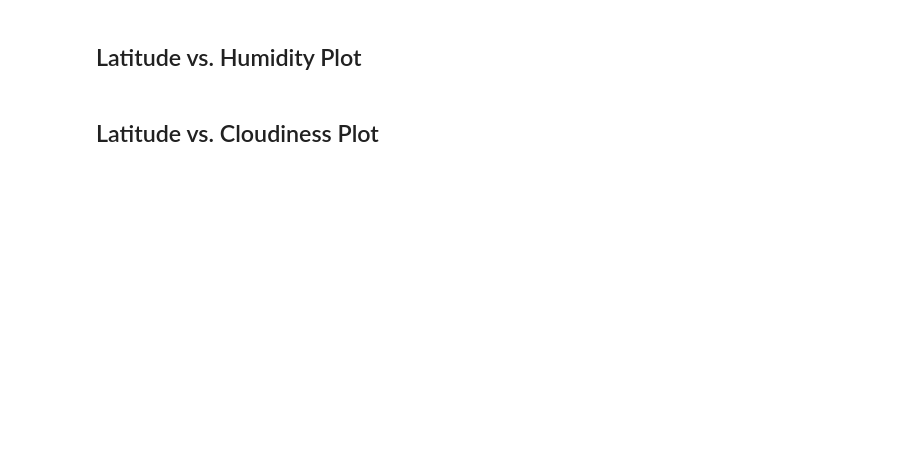
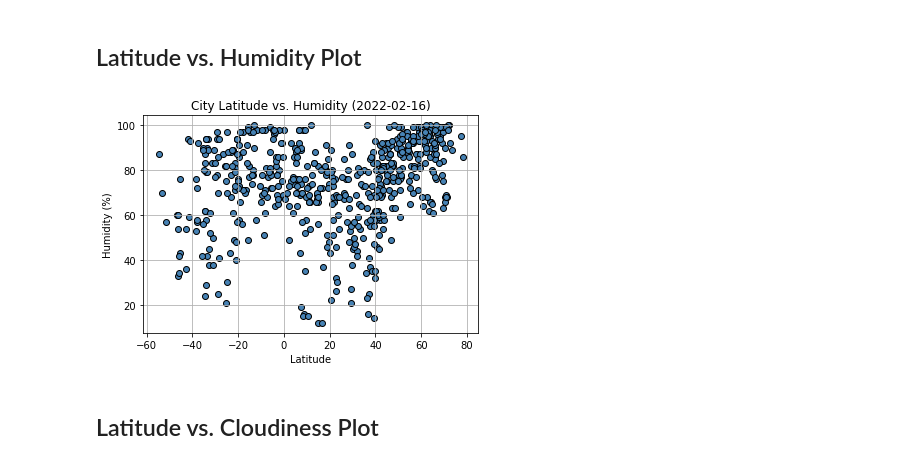
Before and after one commit to NT-nguyen29/python-api-challenge, a Jupyter notebook: WeatherPy.ipynb, the cells around one changed output. Drawn from its saved outputs; the diff is of its cells as text; code cells hidden in the pictures; blank space fills up the shorter version.

```diff
--- a/WeatherPy.ipynb
+++ b/WeatherPy.ipynb
@@ -135,4 +188,15 @@ Skip this step if there are no cities that have humidity > 100%.
 # %% [markdown]
 ## Latitude vs. Humidity Plot
+# %%
+plt.scatter(city_df["Lat"], city_df["Humidity"], marker='o', color='steelblue', edgecolor='black')
+plt.xlabel("Latitude")
+plt.ylabel("Humidity (%)")
+plt.title(f"City Latitude vs. Humidity ({date})")
+plt.grid(visible=True)
+plt.savefig("output_data/lat_vs_humidity.png")
+
+plt.show()
+# %% [output]
+[figure, added]
 # %% [markdown]
 ## Latitude vs. Cloudiness Plot
```
Also changed, not shown: parts of 20 cells of this notebook.
